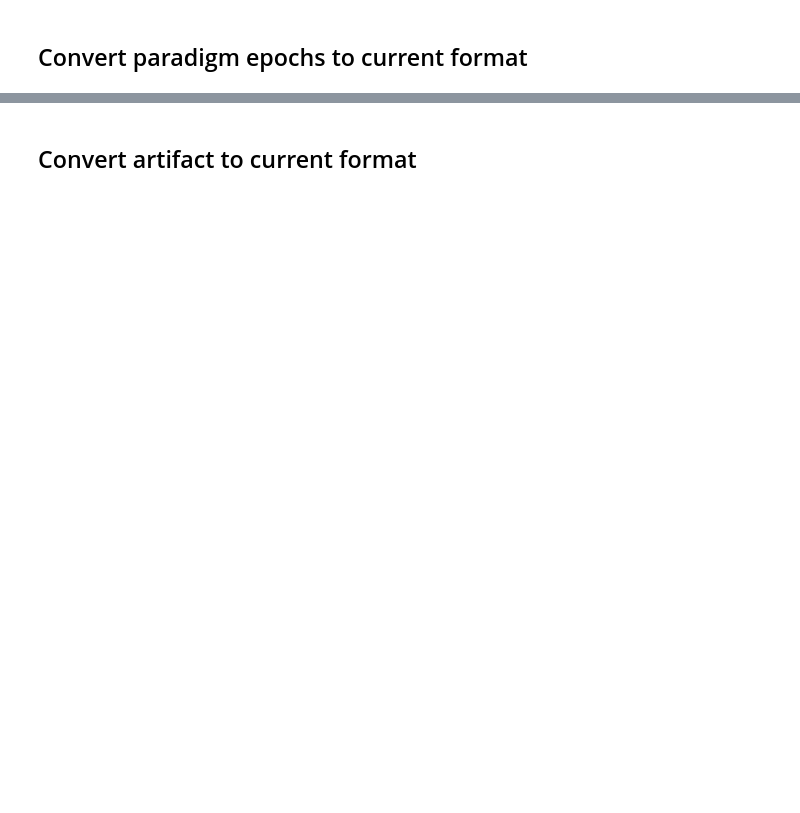
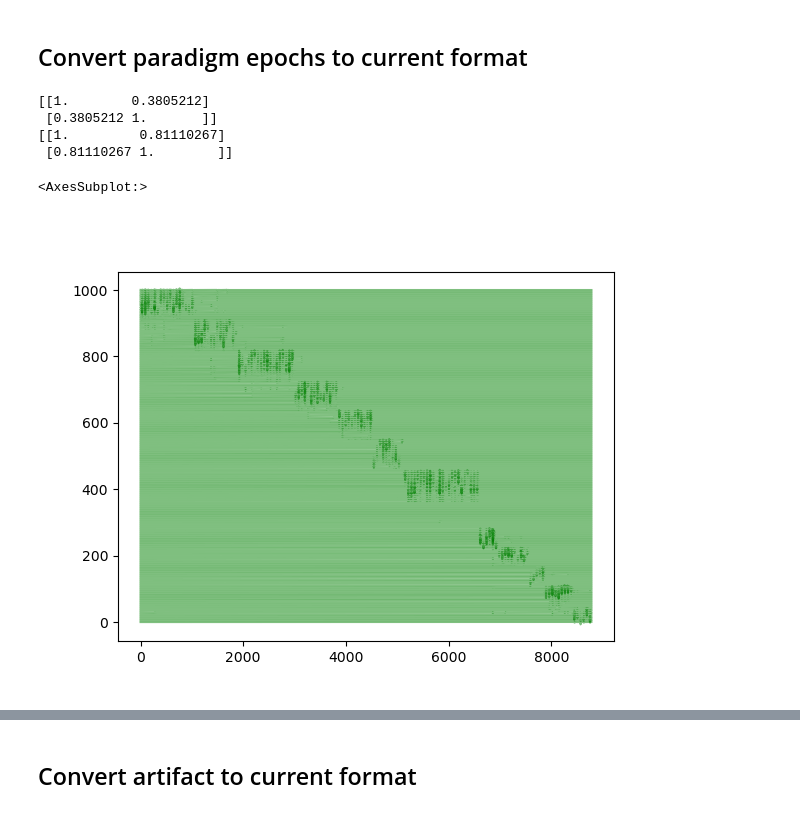
Before and after one commit to bapungiri/NeuroPy, a Jupyter notebook: BasicGens/test.ipynb, the cells around one changed output, grey strips where cells are left out. Cells and saved outputs as stored; diff of their text form; code cells hidden in the pictures; blank space fills up the shorter version.

```diff
--- a/BasicGens/test.ipynb
+++ b/BasicGens/test.ipynb
@@ -19,3 +19,23 @@ metadata = None
 data = {"epochs": epochs_new, "metadata": metadata}
 
 # np.save(file[:-11] + ".paradigm.npy", data)
+# %%
+import numpy as np
+
+a = np.array([2,6,7,3])
+b = np.array([3,1,8,4])
+
+corr = np.corrcoef(a,b)
+print(corr)
+
+a1 = np.pad(a,pad_width=5,mode = 'constant',constant_values = (0,0))
+b1 = np.pad(b,pad_width=5,mode = 'constant',constant_values = (0,0))
+
+corr1 = np.corrcoef(a1,b1)
+
+print(corr1)
+# %% [output]
+[[1.        0.3805212]
+ [0.3805212 1.       ]]
+[[1.         0.81110267]
+ [0.81110267 1.        ]]
@@ -21,0 +55,14 @@ data = {"epochs": epochs_new, "metadata": metadata}
+# %%
+%matplotlib widget
+import numpy as np
+import matplotlib.pyplot as plt
+from neuropy.plotting import plot_waveforms
+import subjects
+
+sess = subjects.sd.ratSday3[0]
+shank_ids = sess.neurons.shank_ids
+sort_ind = np.argsort(shank_ids)[::-1]
+plot_waveforms(sess.neurons,sort_order=sort_ind,color='g')
+# %% [output]
+<AxesSubplot:>
+[figure, added]
```
Also changed, not shown: parts of 24 cells of this notebook, 9 other files.
